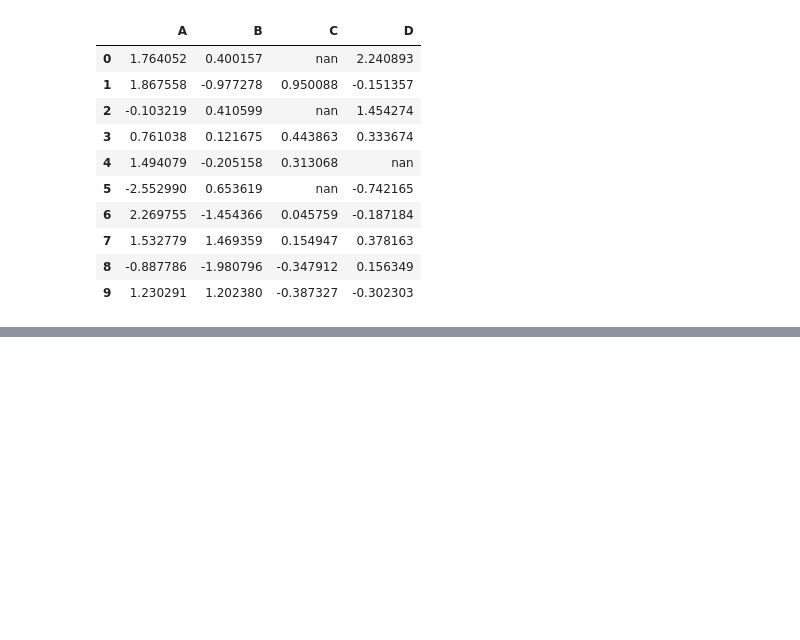
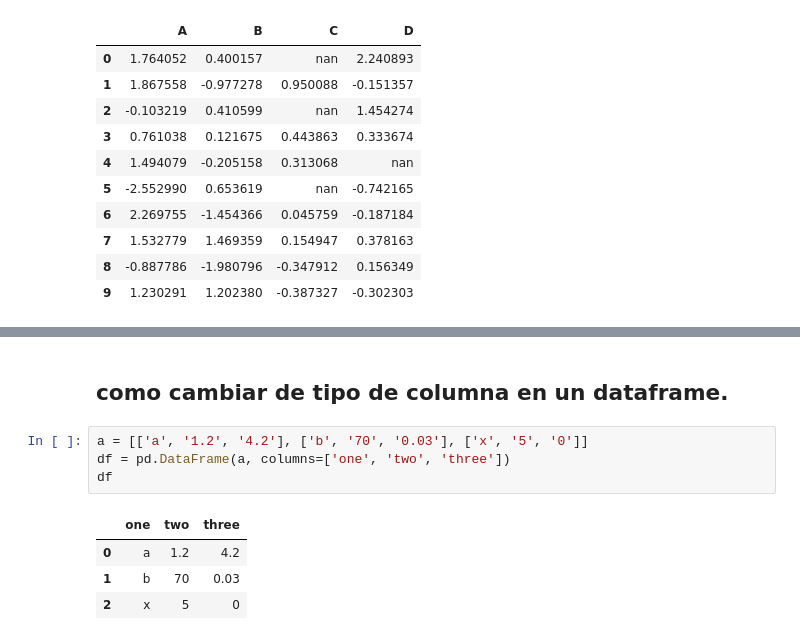
Before and after one commit to pacomm5/Plantillas, a Jupyter notebook: PANDAS.ipynb, the cells around one changed output, grey strips where cells are left out. Drawn from its saved outputs; the diff is of its cells as text; blank space fills up the shorter version.

```diff
--- a/PANDAS.ipynb
+++ b/PANDAS.ipynb
@@ -1329,0 +1431,11 @@ df2.style.highlight_null(null_color="lawngreen")
+# %% [markdown]
+## como cambiar de tipo de columna en un dataframe.
+# %%
+a = [['a', '1.2', '4.2'], ['b', '70', '0.03'], ['x', '5', '0']]
+df = pd.DataFrame(a, columns=['one', 'two', 'three'])
+df
+# %% [output]
+|  | one | two | three |
+| 0 | a | 1.2 | 4.2 |
+| 1 | b | 70 | 0.03 |
+| 2 | x | 5 | 0 |
```
Also changed, not shown: parts of 20 cells of this notebook.
